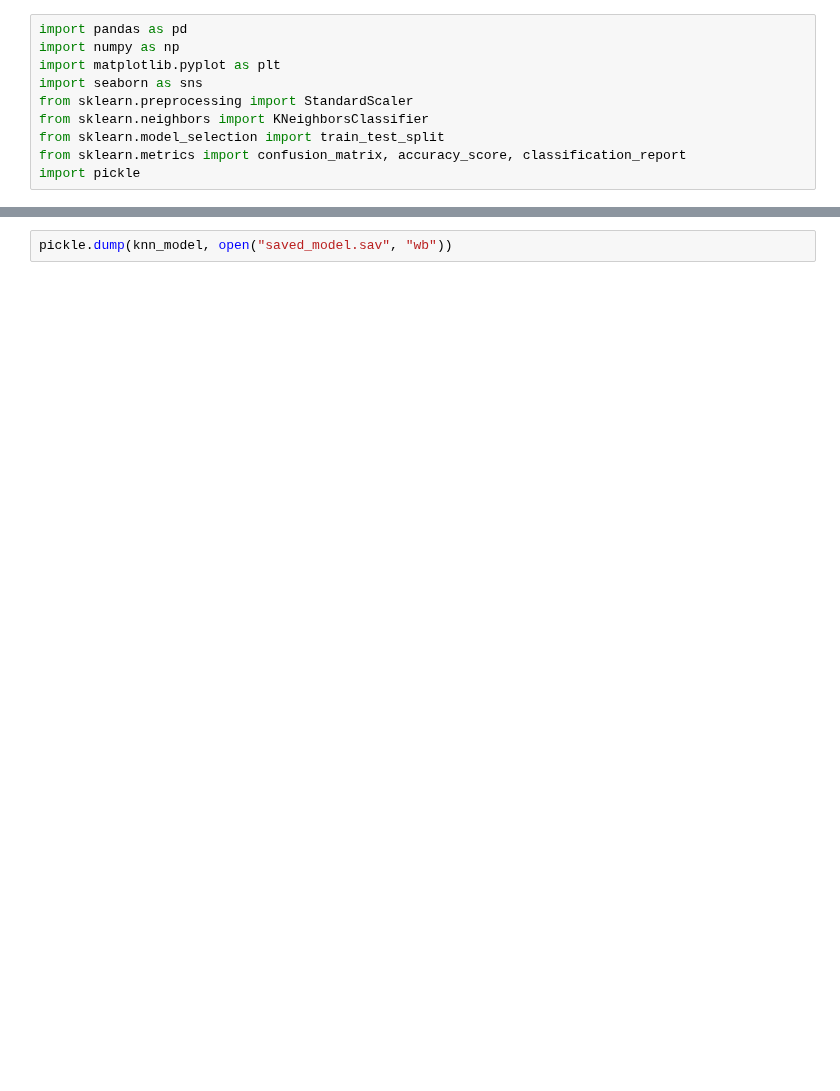
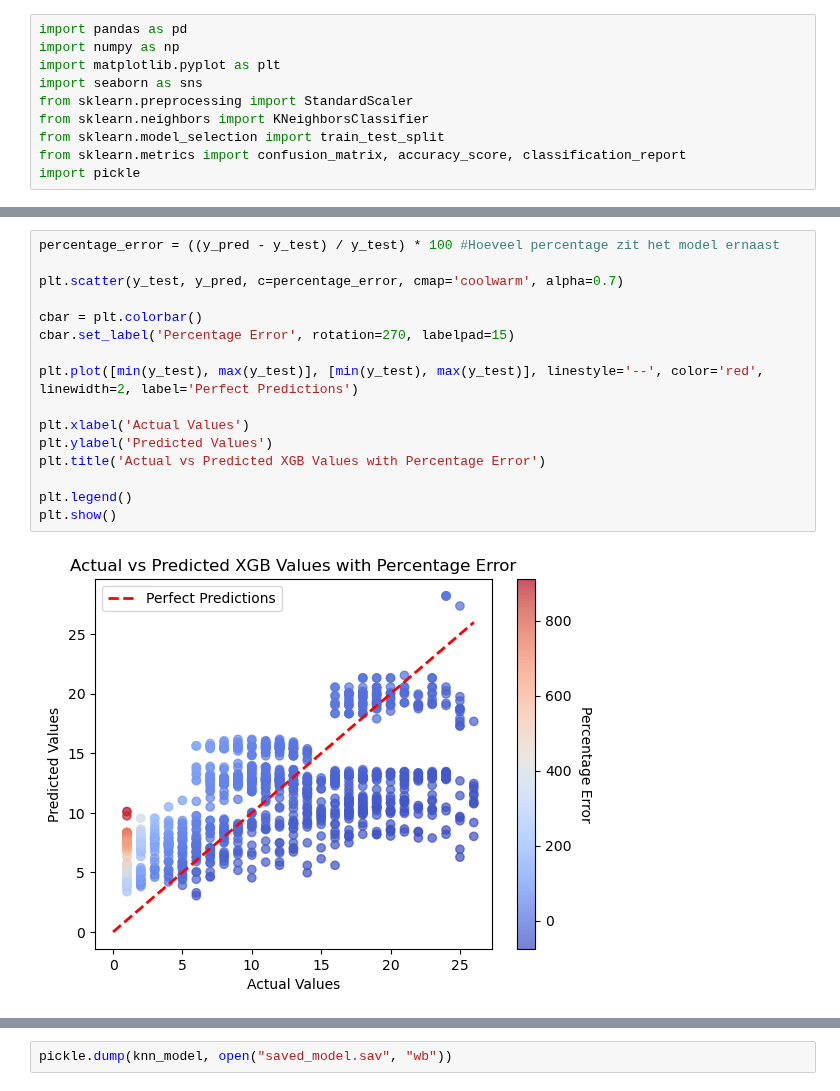
Before and after one commit to theflyingpigeon/I4talent_project, a Jupyter notebook: 3_Model_Development.ipynb, the cells around one changed output, grey strips where cells are left out. Saved outputs shown, nothing was run; the diff lists cells and outputs as text; blank space fills up the shorter version.

```diff
--- a/3_Model_Development.ipynb
+++ b/3_Model_Development.ipynb
@@ -60,3 +119,21 @@ weighted avg       0.27      0.27      0.27      9770
+# %%
+percentage_error = ((y_pred - y_test) / y_test) * 100 #Hoeveel percentage zit het model ernaast
+
+plt.scatter(y_test, y_pred, c=percentage_error, cmap='coolwarm', alpha=0.7)
+
+cbar = plt.colorbar()
+cbar.set_label('Percentage Error', rotation=270, labelpad=15)
+
+plt.plot([min(y_test), max(y_test)], [min(y_test), max(y_test)], linestyle='--', color='red', linewidth=2, label='Perfect Predictions')
+
+plt.xlabel('Actual Values')
+plt.ylabel('Predicted Values')
+plt.title('Actual vs Predicted XGB Values with Percentage Error')
+
+plt.legend()
+plt.show()
+# %% [output]
+[figure, added]
 # %%
 # Confusion Matrix
 cm = confusion_matrix(y_test, y_pred)
```
Also changed, not shown: parts of 15 cells of this notebook, 1 other file.
